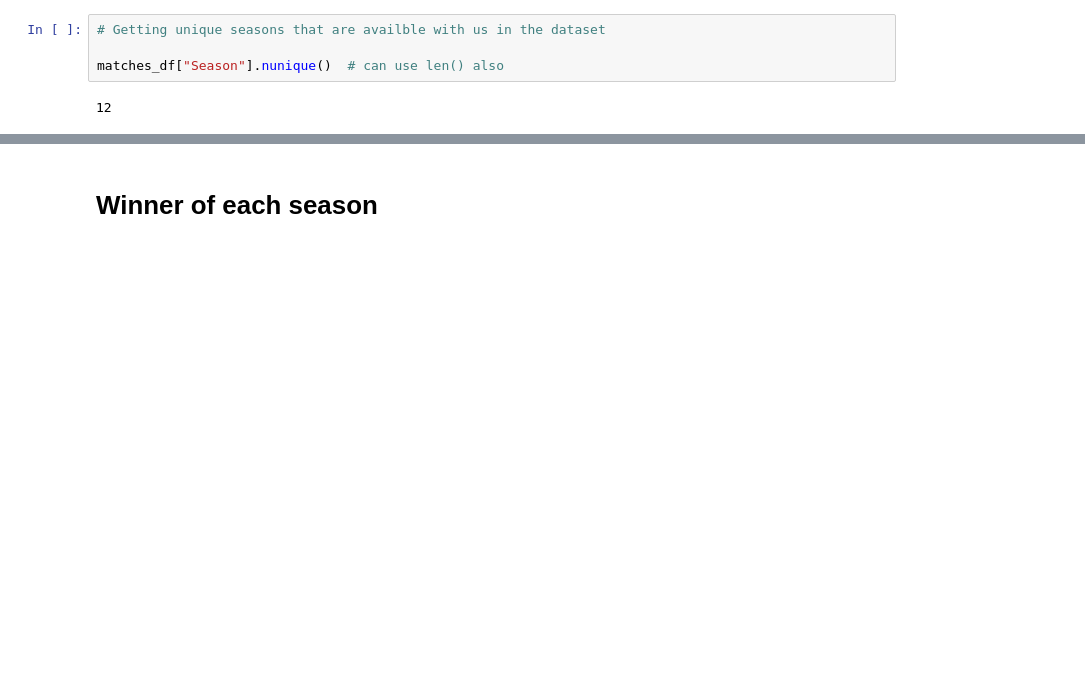
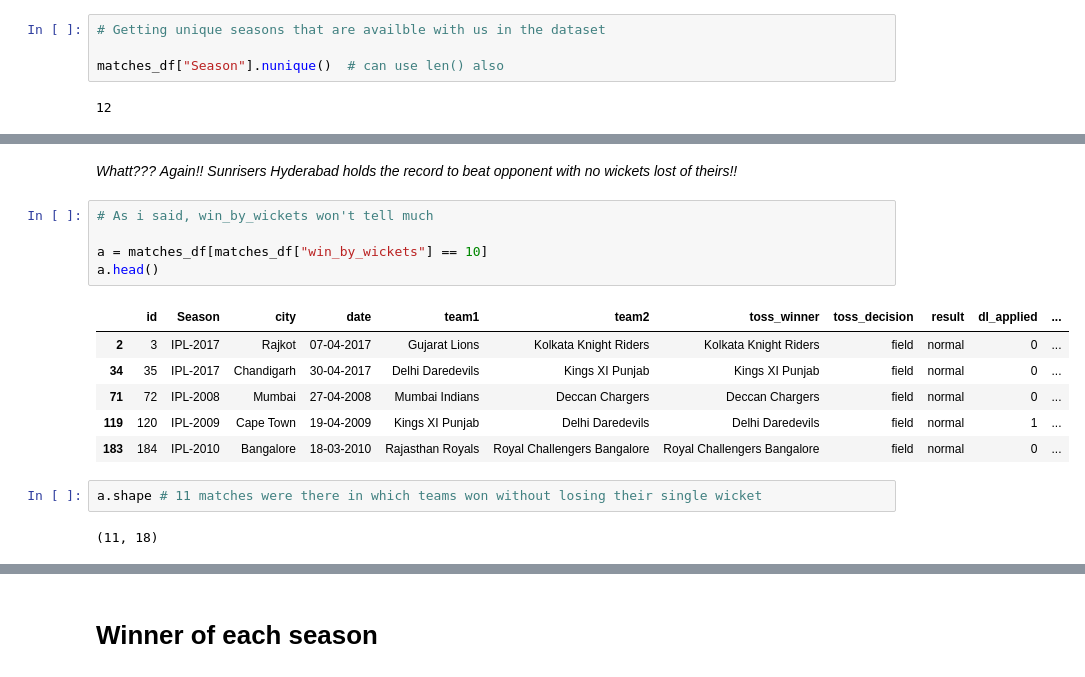
Before and after one commit to Rishabh1928/IPL-T20-Cricket-Analysis, a Jupyter notebook: Rishabh_Kesarwani_24_02_2021_[ABTN0104]_IPL_T20_Cricket_Analysis_Capstone_Project.ipynb, the cells around one changed output, grey strips where cells are left out. Drawn from its saved outputs; the diff is of its cells as text; blank space fills up the shorter version.

```diff
--- a/Rishabh_Kesarwani_24_02_2021_[ABTN0104]_IPL_T20_Cricket_Analysis_Capstone_Project.ipynb
+++ b/Rishabh_Kesarwani_24_02_2021_[ABTN0104]_IPL_T20_Cricket_Analysis_Capstone_Project.ipynb
@@ -100,0 +352,19 @@ matches_df["Season"].nunique()  # can use len() also
+# %% [markdown]
+*Whatt???*
+*Again!! Sunrisers Hyderabad holds the record to beat opponent with no wickets lost of theirs!!*
+# %%
+# As i said, win_by_wickets won't tell much
+
+a = matches_df[matches_df["win_by_wickets"] == 10]
+a.head()
+# %% [output]
+|  | id | Season | city | date | team1 | team2 | toss_winner | toss_decision | result | dl_applied | ... |
+| 2 | 3 | IPL-2017 | Rajkot | 07-04-2017 | Gujarat Lions | Kolkata Knight Riders | Kolkata Knight Riders | field | normal | 0 | ... |
+| 34 | 35 | IPL-2017 | Chandigarh | 30-04-2017 | Delhi Daredevils | Kings XI Punjab | Kings XI Punjab | field | normal | 0 | ... |
+| 71 | 72 | IPL-2008 | Mumbai | 27-04-2008 | Mumbai Indians | Deccan Chargers | Deccan Chargers | field | normal | 0 | ... |
+| 119 | 120 | IPL-2009 | Cape Town | 19-04-2009 | Kings XI Punjab | Delhi Daredevils | Delhi Daredevils | field | normal | 1 | ... |
+| 183 | 184 | IPL-2010 | Bangalore | 18-03-2010 | Rajasthan Royals | Royal Challengers Bangalore | Royal Challengers Bangalore | field | normal | 0 | ... |
+# %%
+a.shape # 11 matches were there in which teams won without losing their single wicket
+# %% [output]
+(11, 18)
```
Also changed, not shown: parts of 32 cells of this notebook.
